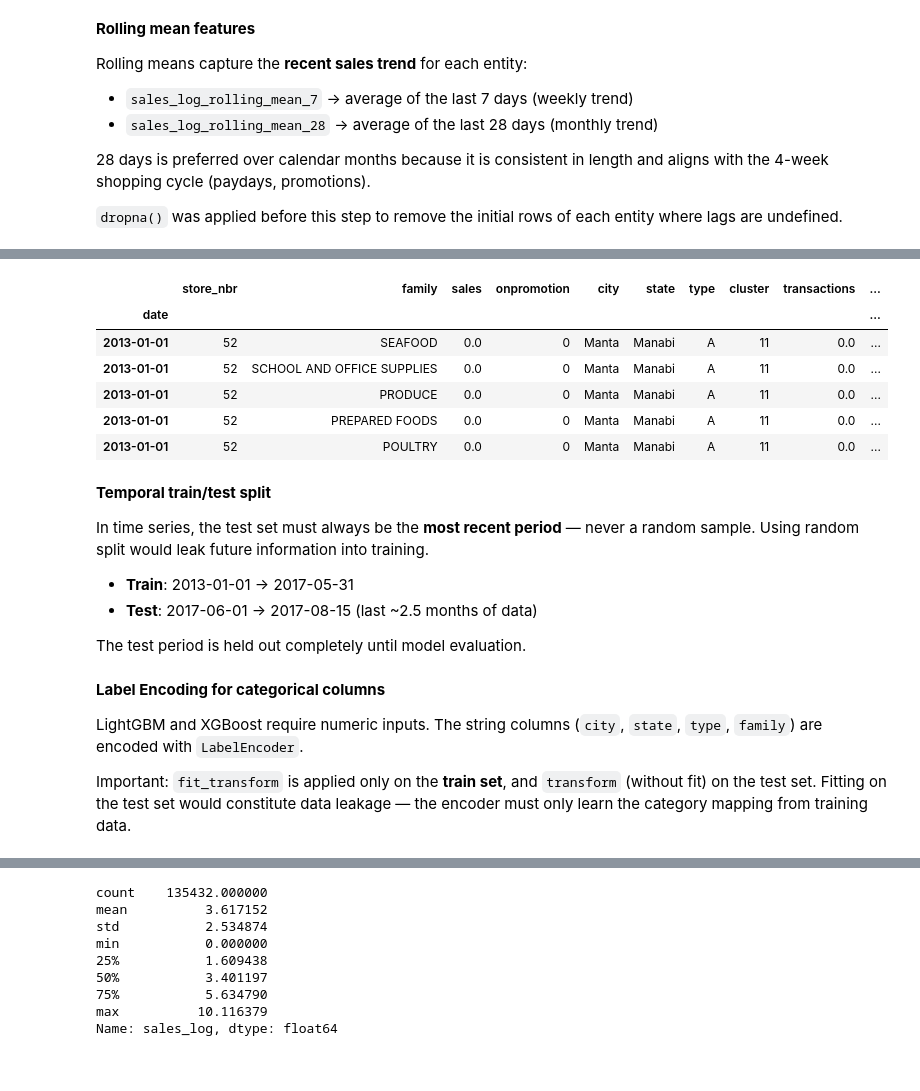
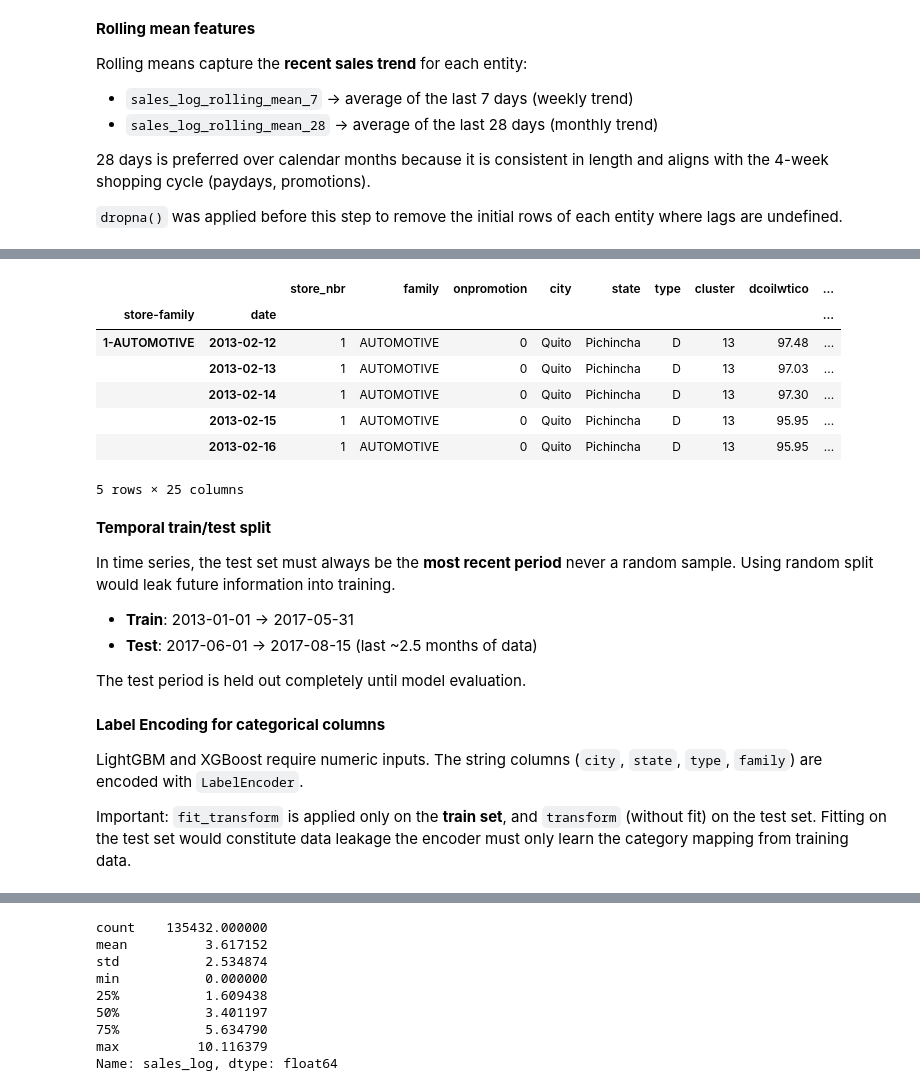
Before and after one commit to AlejandroBeldaFernandez/Store-Sales, a Jupyter notebook: Store Sales.ipynb, the cells around one changed output, grey strips where cells are left out. Saved outputs shown, nothing was run; the diff lists cells and outputs as text; code cells hidden in the pictures.

```diff
--- a/Store Sales.ipynb
+++ b/Store Sales.ipynb
@@ -1302,3 +1313,5 @@ Note: `groupby(level='store-family')` ensures the shift stays within each entity
+# %%
+stores_sales.sort_index(inplace=True)
 # %%
 stores_sales['sales_log_lag1'] = stores_sales.groupby(level='store-family')['sales_log'].shift(1)
 stores_sales['sales_log_lag7'] = stores_sales.groupby(level='store-family')['sales_log'].shift(7)
@@ -1316,8 +1329,16 @@ Rolling means capture the **recent sales trend** for each entity:
 
 `dropna()` was applied before this step to remove the initial rows of each entity where lags are undefined.
 # %%
-stores_sales['sales_log_rolling_mean_7'] = stores_sales.groupby(level='store-family')['sales_log'].rolling(window=7).mean().reset_index(level=0, drop=True)
-stores_sales['sales_log_rolling_mean_28'] = stores_sales.groupby(level='store-family')['sales_log'].rolling(window=28).mean().reset_index(level=0, drop=True)
+stores_sales['sales_log_rolling_mean_7'] = (
+    stores_sales.groupby(level='store-family')['sales_log']
+    .apply(lambda s: s.shift(1).rolling(window=7).mean())
+    .reset_index(level=0, drop=True)
+)
+stores_sales['sales_log_rolling_mean_28'] = (
+    stores_sales.groupby(level='store-family')['sales_log']
+    .apply(lambda s: s.shift(1).rolling(window=28).mean())
+    .reset_index(level=0, drop=True)
+)
 # %%
 stores_sales.dropna(inplace=True)
 # %%
@@ -1343,17 +1364,18 @@ memory usage: 413.3+ MB
 # %%
-store_sales.head()
+stores_sales.head()
 # %% [output]
-|  | store_nbr | family | sales | onpromotion | city | state | type | cluster | transactions | ... |
-| date |  |  |  |  |  |  |  |  |  | ... |
-| 2013-01-01 | 52 | SEAFOOD | 0.0 | 0 | Manta | Manabi | A | 11 | 0.0 | ... |
-| 2013-01-01 | 52 | SCHOOL AND OFFICE SUPPLIES | 0.0 | 0 | Manta | Manabi | A | 11 | 0.0 | ... |
-| 2013-01-01 | 52 | PRODUCE | 0.0 | 0 | Manta | Manabi | A | 11 | 0.0 | ... |
-| 2013-01-01 | 52 | PREPARED FOODS | 0.0 | 0 | Manta | Manabi | A | 11 | 0.0 | ... |
-| 2013-01-01 | 52 | POULTRY | 0.0 | 0 | Manta | Manabi | A | 11 | 0.0 | ... |
+|  |  | store_nbr | family | onpromotion | city | state | type | cluster | dcoilwtico | ... |
+| store-family | date |  |  |  |  |  |  |  |  | ... |
+| 1-AUTOMOTIVE | 2013-02-12 | 1 | AUTOMOTIVE | 0 | Quito | Pichincha | D | 13 | 97.48 | ... |
+|  | 2013-02-13 | 1 | AUTOMOTIVE | 0 | Quito | Pichincha | D | 13 | 97.03 | ... |
+|  | 2013-02-14 | 1 | AUTOMOTIVE | 0 | Quito | Pichincha | D | 13 | 97.30 | ... |
+|  | 2013-02-15 | 1 | AUTOMOTIVE | 0 | Quito | Pichincha | D | 13 | 95.95 | ... |
+|  | 2013-02-16 | 1 | AUTOMOTIVE | 0 | Quito | Pichincha | D | 13 | 95.95 | ... |
+5 rows × 25 columns
 # %% [markdown]
 **Temporal train/test split**
 
-In time series, the test set must always be the **most recent period** — never a random sample. Using random split would leak future information into training.
+In time series, the test set must always be the **most recent period**  never a random sample. Using random split would leak future information into training.
 
 - **Train**: 2013-01-01 → 2017-05-31
 - **Test**: 2017-06-01 → 2017-08-15 (last ~2.5 months of data)
@@ -1367,7 +1389,7 @@ test = stores_sales[stores_sales.index.get_level_values('date') >= '2017-06-01']
 
 LightGBM and XGBoost require numeric inputs. The string columns (`city`, `state`, `type`, `family`) are encoded with `LabelEncoder`.
 
-Important: `fit_transform` is applied only on the **train set**, and `transform` (without fit) on the test set. Fitting on the test set would constitute data leakage — the encoder must only learn the category mapping from training data.
+Important: `fit_transform` is applied only on the **train set**, and `transform` (without fit) on the test set. Fitting on the test set would constitute data leakage  the encoder must only learn the category mapping from training data.
 # %%
 le = LabelEncoder()
 columns_to_encode = ['city', 'state', 'type', 'family']
```
Also changed, not shown: parts of 80 cells of this notebook.
